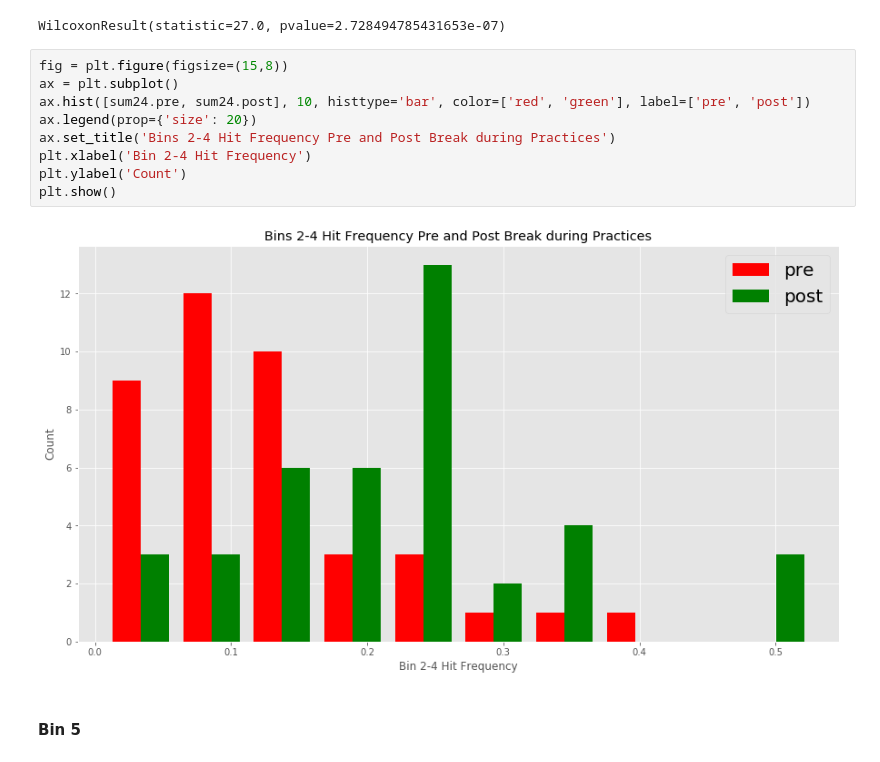
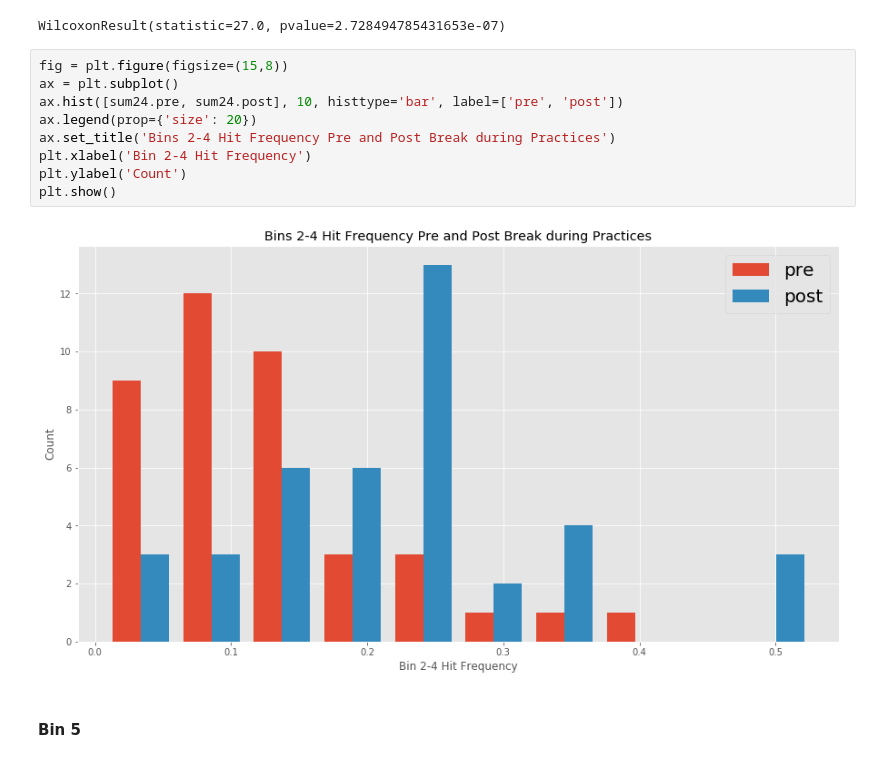
Before and after one commit to smhilde/ut_hits, a Jupyter notebook: Round 2.ipynb, the cells around one changed output. Cells and saved outputs as stored; diff of their text form.

Commit message:
Changes plot colors on histograms.

```diff
--- a/Round 2.ipynb
+++ b/Round 2.ipynb
@@ -810,14 +810,14 @@ WilcoxonResult(statistic=27.0, pvalue=2.728494785431653e-07)
 # %%
 fig = plt.figure(figsize=(15,8))
 ax = plt.subplot()
-ax.hist([sum24.pre, sum24.post], 10, histtype='bar', color=['red', 'green'], label=['pre', 'post'])
+ax.hist([sum24.pre, sum24.post], 10, histtype='bar', label=['pre', 'post'])
 ax.legend(prop={'size': 20})
 ax.set_title('Bins 2-4 Hit Frequency Pre and Post Break during Practices')
 plt.xlabel('Bin 2-4 Hit Frequency')
 plt.ylabel('Count')
 plt.show()
 # %% [output]
-[figure, old version]
+[figure, new version]
 # %% [markdown]
 #### Bin 5
 # %%
```
Also changed, not shown: parts of 4 cells of this notebook.
